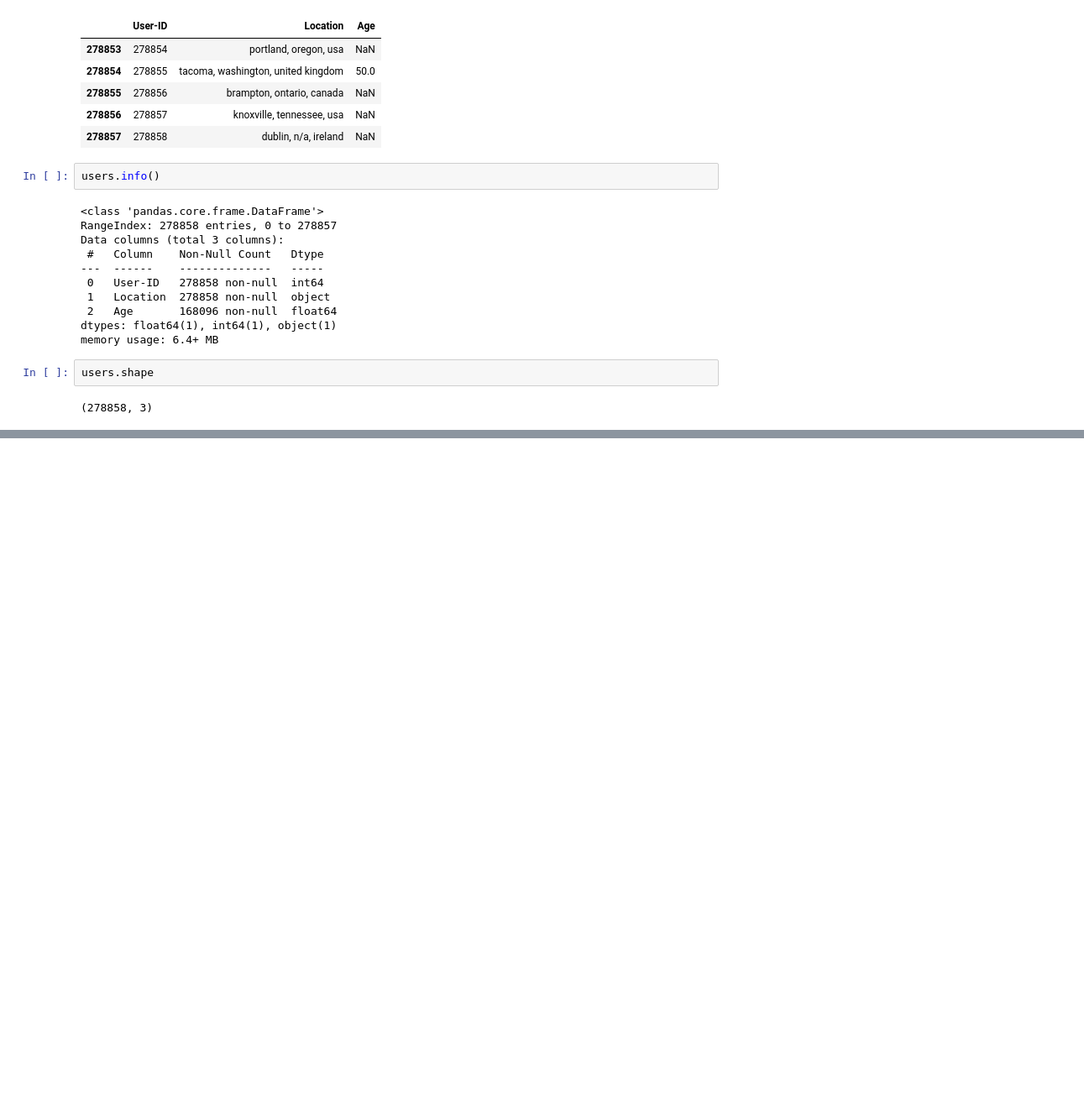
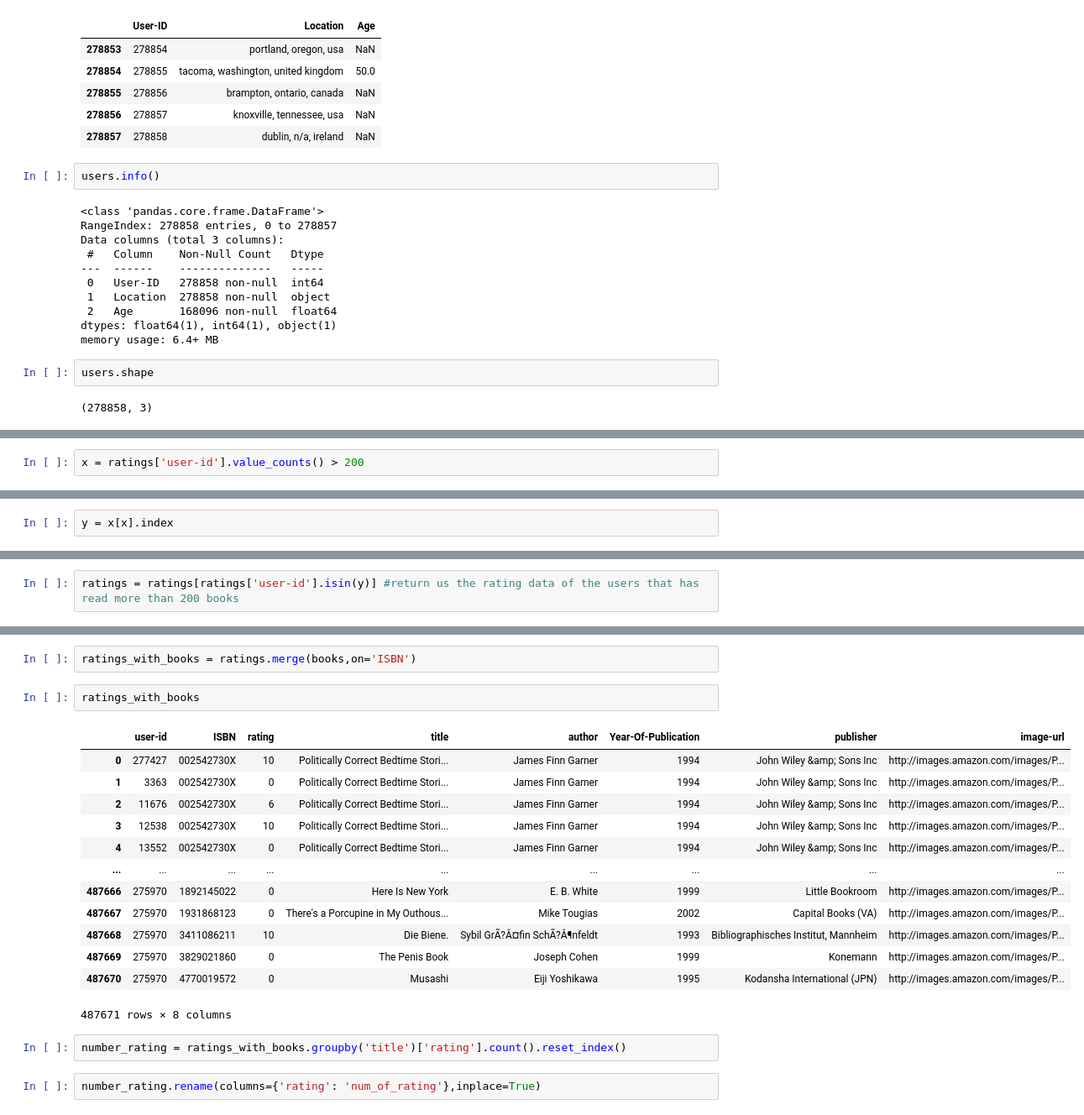
Before and after one commit to sneha-shalji/Recommendation-System, a Jupyter notebook: notebook/research.ipynb, the cells around one changed output, grey strips where cells are left out. Shown at 84% size. Drawn from its saved outputs; the diff is of its cells as text; blank space fills up the shorter version.

```diff
--- a/notebook/research.ipynb
+++ b/notebook/research.ipynb
@@ -126,0 +200,2 @@ users = users.rename(columns={ 'User-ID':'user-id',
+# %%
+x = ratings['user-id'].value_counts() > 200
@@ -126,0 +212,2 @@ users = users.rename(columns={ 'User-ID':'user-id',
+# %%
+y = x[x].index
@@ -126,0 +223,2 @@ users = users.rename(columns={ 'User-ID':'user-id',
+# %%
+ratings = ratings[ratings['user-id'].isin(y)] #return us the rating data of the users that has read more than 200 books
@@ -126,0 +234,22 @@ users = users.rename(columns={ 'User-ID':'user-id',
+# %%
+ratings_with_books = ratings.merge(books,on='ISBN')
+# %%
+ratings_with_books
+# %% [output]
+|  | user-id | ISBN | rating | title | author | Year-Of-Publication | publisher | image-url |
+| 0 | 277427 | 002542730X | 10 | Politically Correct Bedtime Stori... | James Finn Garner | 1994 | John Wiley &amp; Sons Inc | http://images.amazon.com/images/P... |
+| 1 | 3363 | 002542730X | 0 | Politically Correct Bedtime Stori... | James Finn Garner | 1994 | John Wiley &amp; Sons Inc | http://images.amazon.com/images/P... |
+| 2 | 11676 | 002542730X | 6 | Politically Correct Bedtime Stori... | James Finn Garner | 1994 | John Wiley &amp; Sons Inc | http://images.amazon.com/images/P... |
+| 3 | 12538 | 002542730X | 10 | Politically Correct Bedtime Stori... | James Finn Garner | 1994 | John Wiley &amp; Sons Inc | http://images.amazon.com/images/P... |
+| 4 | 13552 | 002542730X | 0 | Politically Correct Bedtime Stori... | James Finn Garner | 1994 | John Wiley &amp; Sons Inc | http://images.amazon.com/images/P... |
+| ... | ... | ... | ... | ... | ... | ... | ... | ... |
+| 487666 | 275970 | 1892145022 | 0 | Here Is New York | E. B. White | 1999 | Little Bookroom | http://images.amazon.com/images/P... |
+| 487667 | 275970 | 1931868123 | 0 | There's a Porcupine in My Outhous... | Mike Tougias | 2002 | Capital Books (VA) | http://images.amazon.com/images/P... |
+| 487668 | 275970 | 3411086211 | 10 | Die Biene. | Sybil GrÃ?Â¤fin SchÃ?Â¶nfeldt | 1993 | Bibliographisches Institut, Mannheim | http://images.amazon.com/images/P... |
+| 487669 | 275970 | 3829021860 | 0 | The Penis Book | Joseph Cohen | 1999 | Konemann | http://images.amazon.com/images/P... |
+| 487670 | 275970 | 4770019572 | 0 | Musashi | Eiji Yoshikawa | 1995 | Kodansha International (JPN) | http://images.amazon.com/images/P... |
+487671 rows × 8 columns
+# %%
+number_rating = ratings_with_books.groupby('title')['rating'].count().reset_index()
+# %%
+number_rating.rename(columns={'rating': 'num_of_rating'},inplace=True)
```
Also changed, not shown: parts of 32 cells of this notebook.
